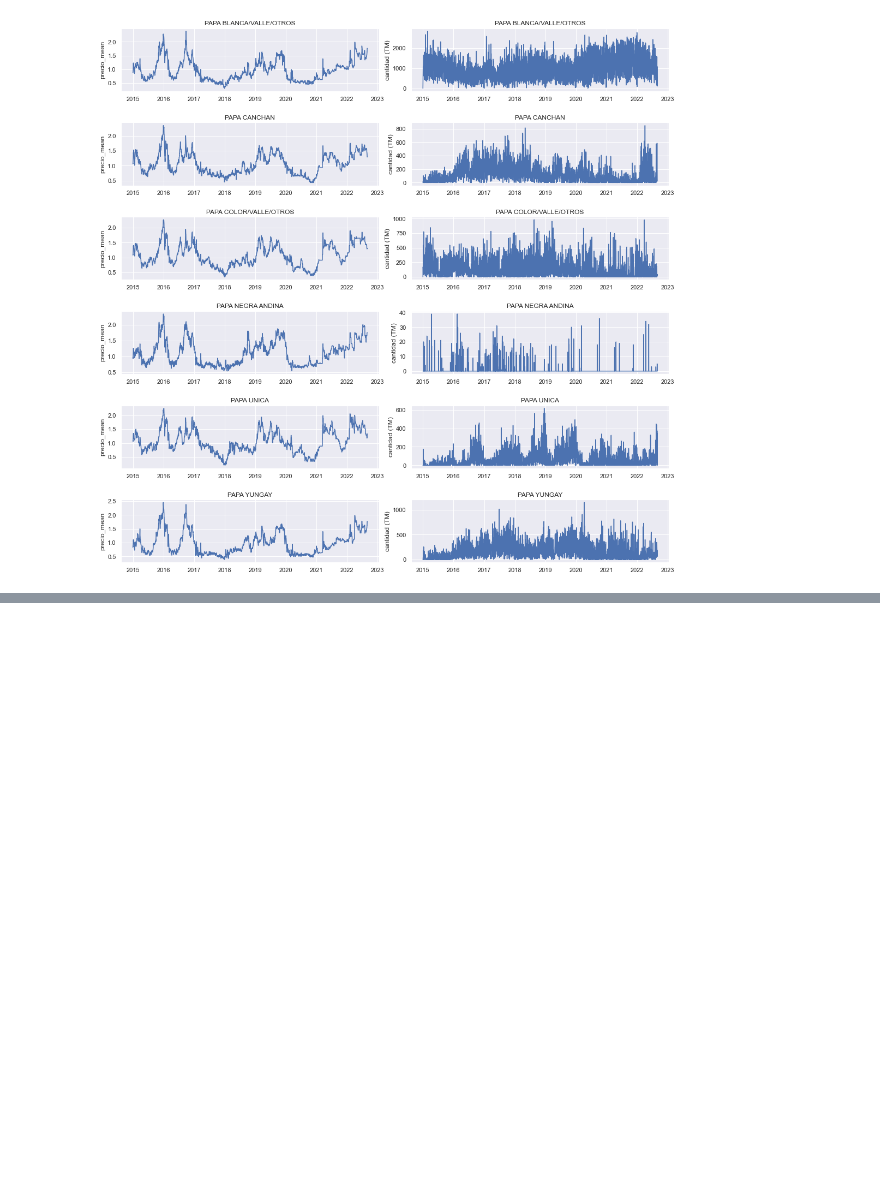
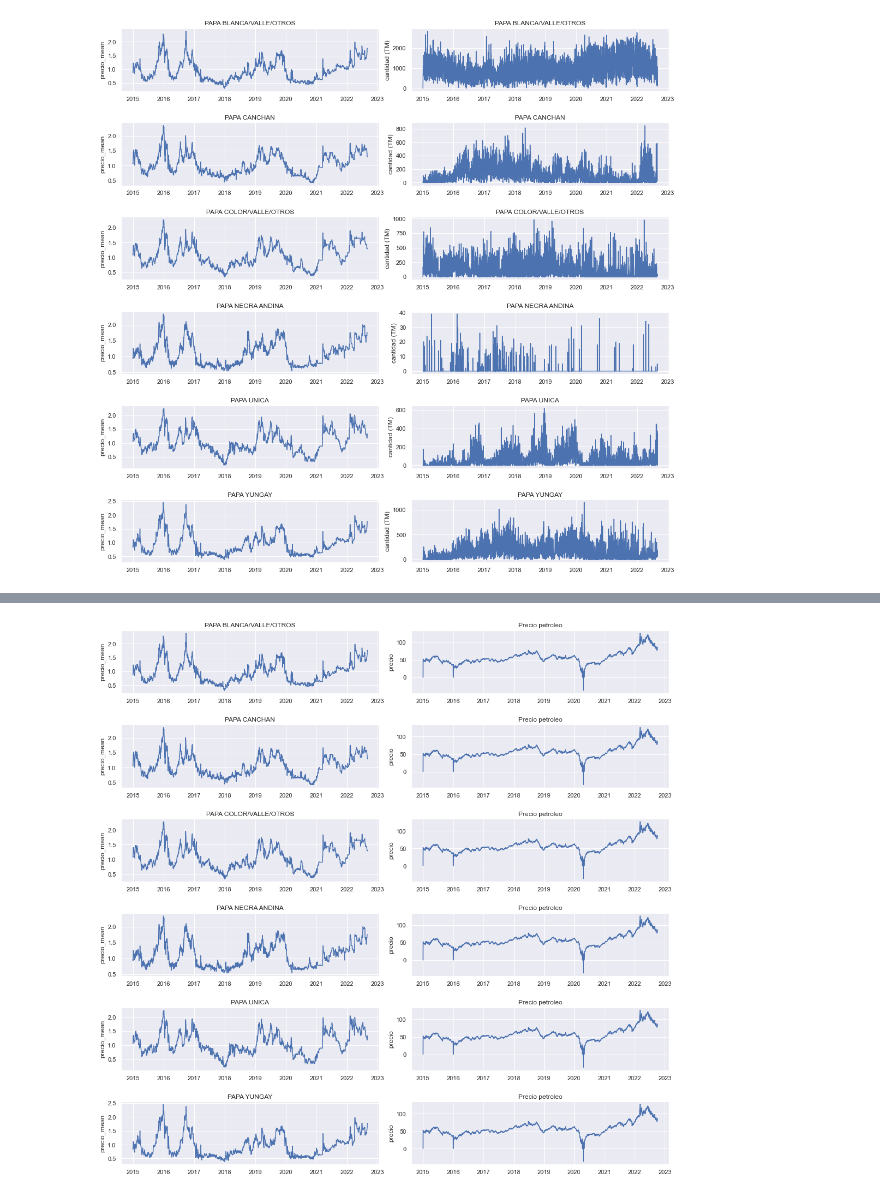
Before and after one commit to AlejandroGH97/tesis, a Jupyter notebook: Analysis/EDA.ipynb, the cells around one changed output, grey strips where cells are left out. Cells and saved outputs as stored; diff of their text form; code cells hidden in the pictures; blank space fills up the shorter version.

```diff
--- a/Analysis/EDA.ipynb
+++ b/Analysis/EDA.ipynb
@@ -434,0 +503,26 @@ fig.savefig("./Graphs/papas_g2_vs_procedencia.png")
+# %%
+fig, ax = plt.subplots(6, 2)
+fig.subplots_adjust(hspace=0.5, wspace=0.125)
+tipo_papas_g2 = papas_g2_completo.producto.unique()
+for i in range(len(tipo_papas_g2)):
+    sns.lineplot(
+        x="date",
+        y="precio_mean",
+        data=papas_g2_completo[papas_g2_completo["producto"] == tipo_papas_g2[i]][
+            ["date", "precio_mean", "producto"]
+        ],
+        hue="producto",
+        ax=ax[i][0],
+        legend=False,
+    ).set(title=tipo_papas_g2[i], xlabel=None)
+    sns.lineplot(
+        data=precio_petroleo,
+        x="date",
+        y="precio",
+        ax=ax[i][1],
+        legend=False,
+    ).set(title="Precio petroleo", xlabel=None)
+
+fig.savefig("./Graphs/papas_g2_vs_petroleo.png")
+# %% [output]
+[figure, added]
```
Also changed, not shown: parts of 5 cells of this notebook, 8 other files.
